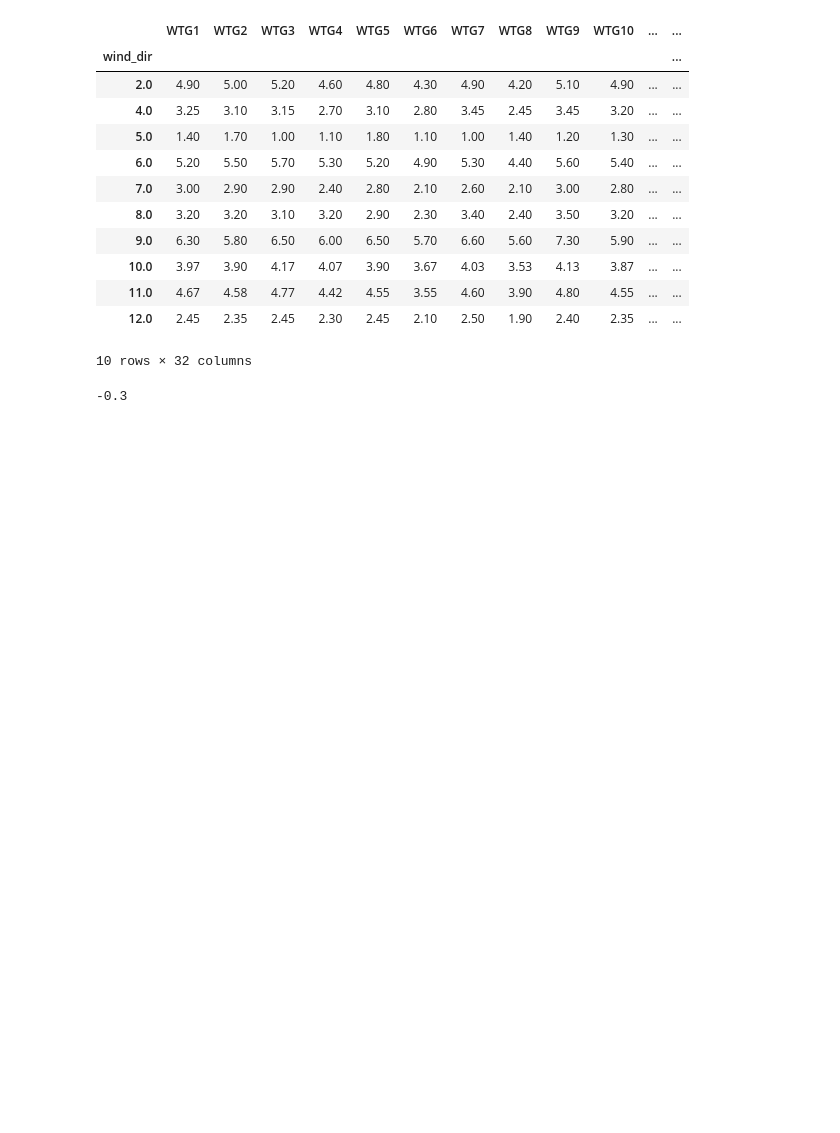
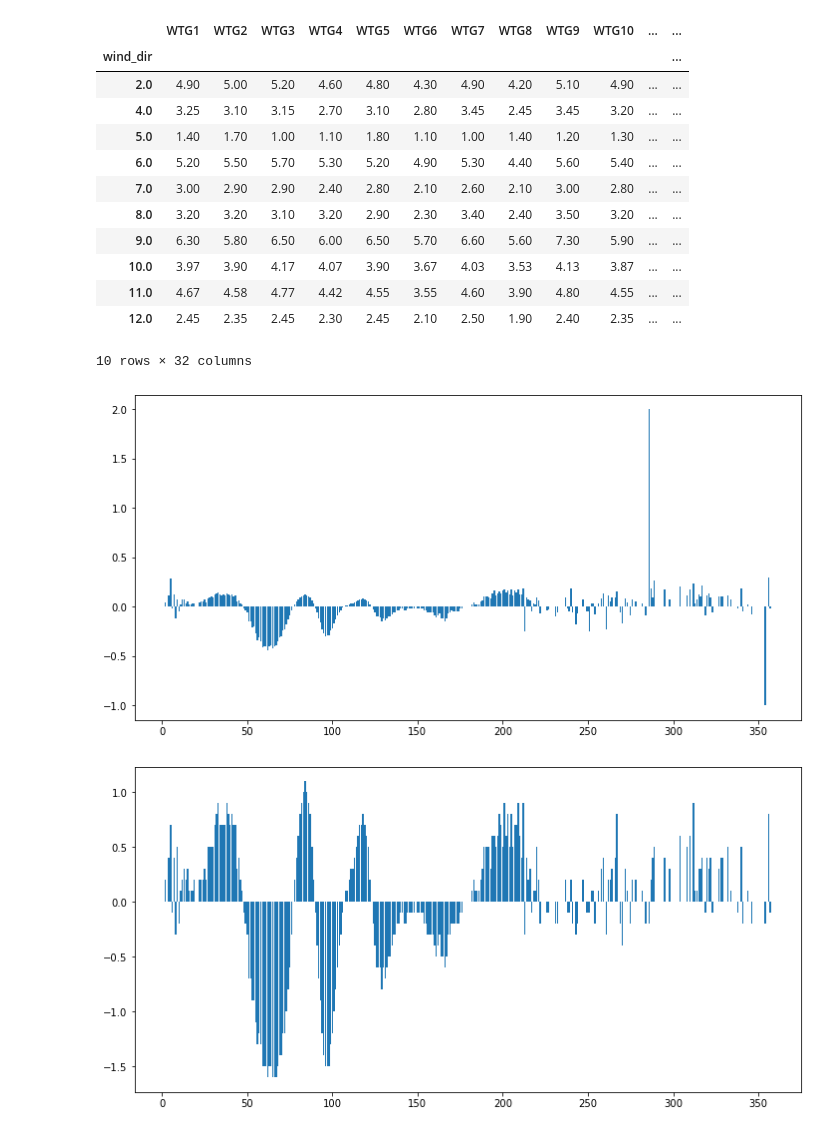
Before and after one commit to GStechschulte/wake_effect, a Jupyter notebook: delta_wind_velocity/delta_wind_velocity.ipynb, the cells around one changed output. Cells and saved outputs as stored; diff of their text form; code cells hidden in the pictures; blank space fills up the shorter version.

```diff
--- a/delta_wind_velocity/delta_wind_velocity.ipynb
+++ b/delta_wind_velocity/delta_wind_velocity.ipynb
@@ -119,11 +119,13 @@ def wd_plot(turbine1, turbine2, relative=0):
     fig = plt.figure()
     plt.bar(wind_dir, amount)
     fig.set_size_inches(12, 6)
-# %%
-
-wind_dif(3,7,4)
-# %% [output]
--0.3
+# %%
+
+wd_plot(5,4,1)
+wd_plot(5,4)
+# %% [output]
+[figure, added]
+[figure, added]
 # %%
 # Function create confusion matrix of wind speed diff by angle
 # Input: angle
```
Also changed, not shown: parts of 1 cell of this notebook, 1 other file.
